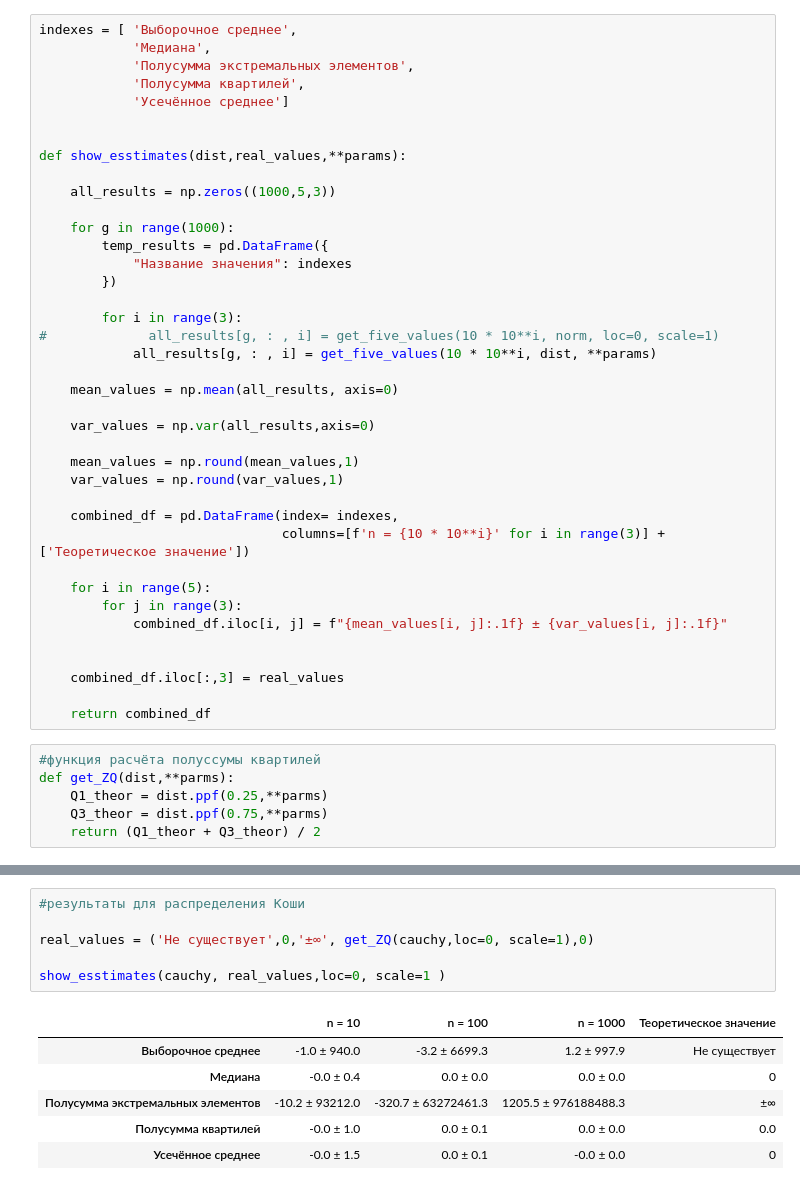
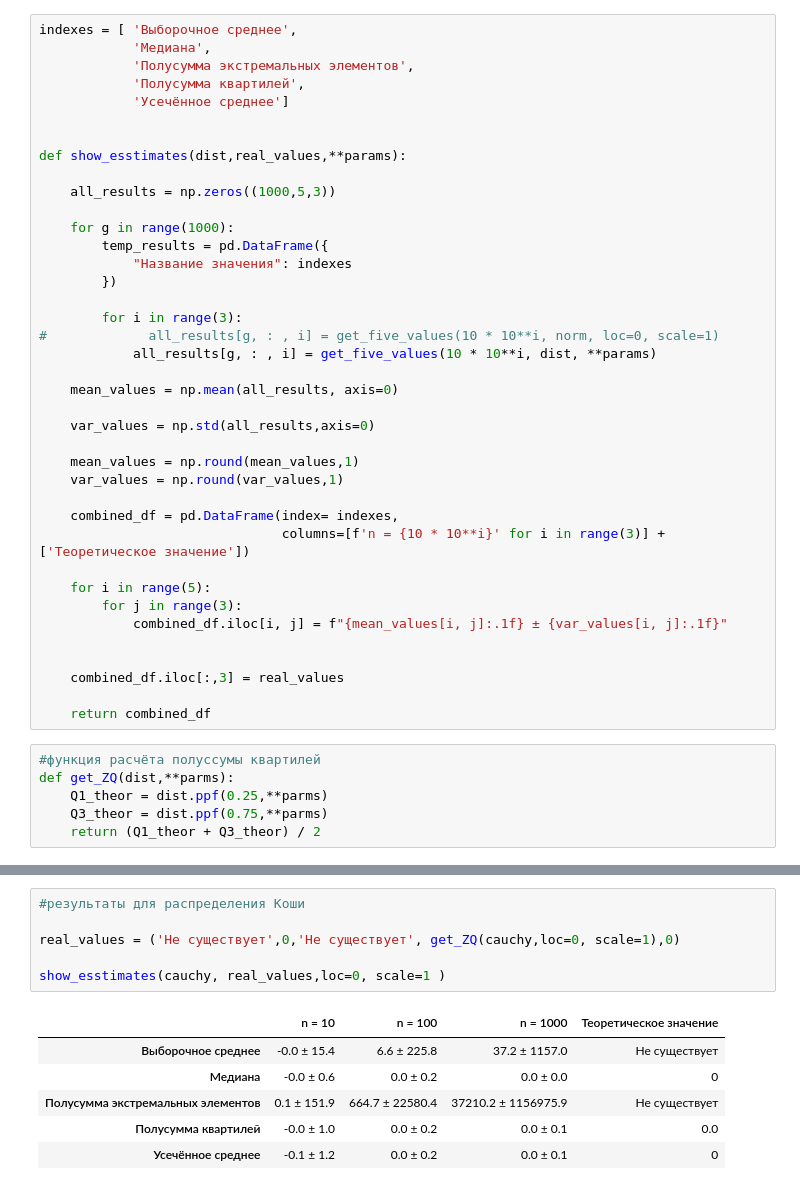
Before and after one commit to haskell-md2/MatStat, a Jupyter notebook: lab1-4/lab1-4.ipynb, the cells around one changed output, grey strips where cells are left out. Drawn from its saved outputs; the diff is of its cells as text.

```diff
--- a/lab1-4/lab1-4.ipynb
+++ b/lab1-4/lab1-4.ipynb
@@ -119,7 +119,7 @@ def show_esstimates(dist,real_values,**params):
 
     mean_values = np.mean(all_results, axis=0)
 
-    var_values = np.var(all_results,axis=0)
+    var_values = np.std(all_results,axis=0)
 
     mean_values = np.round(mean_values,1)
     var_values = np.round(var_values,1)
@@ -157,16 +157,16 @@ show_esstimates(norm, real_values,loc=0, scale=1 )
 # %%
 #результаты для распределения Коши
 
-real_values = ('Не существует',0,'±∞', get_ZQ(cauchy,loc=0, scale=1),0)
+real_values = ('Не существует',0,'Не существует', get_ZQ(cauchy,loc=0, scale=1),0)
 
 show_esstimates(cauchy, real_values,loc=0, scale=1 )
 # %% [output]
 |  | n = 10 | n = 100 | n = 1000 | Теоретическое значение |
-| Выборочное среднее | -1.0 ± 940.0 | -3.2 ± 6699.3 | 1.2 ± 997.9 | Не существует |
-| Медиана | -0.0 ± 0.4 | 0.0 ± 0.0 | 0.0 ± 0.0 | 0 |
-| Полусумма экстремальных элементов | -10.2 ± 93212.0 | -320.7 ± 63272461.3 | 1205.5 ± 976188488.3 | ±∞ |
-| Полусумма квартилей | -0.0 ± 1.0 | 0.0 ± 0.1 | 0.0 ± 0.0 | 0.0 |
-| Усечённое среднее | -0.0 ± 1.5 | 0.0 ± 0.1 | -0.0 ± 0.0 | 0 |
+| Выборочное среднее | -0.0 ± 15.4 | 6.6 ± 225.8 | 37.2 ± 1157.0 | Не существует |
+| Медиана | -0.0 ± 0.6 | 0.0 ± 0.2 | 0.0 ± 0.0 | 0 |
+| Полусумма экстремальных элементов | 0.1 ± 151.9 | 664.7 ± 22580.4 | 37210.2 ± 1156975.9 | Не существует |
+| Полусумма квартилей | -0.0 ± 1.0 | 0.0 ± 0.2 | 0.0 ± 0.1 | 0.0 |
+| Усечённое среднее | -0.1 ± 1.2 | 0.0 ± 0.2 | 0.0 ± 0.1 | 0 |
 # %%
 #результаты для Лапласа
 
```
Also changed, not shown: parts of 8 cells of this notebook, 7 other files.
